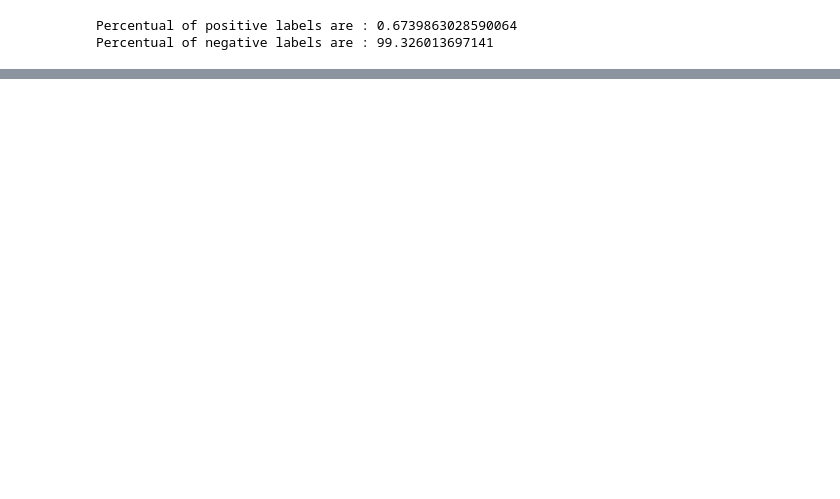
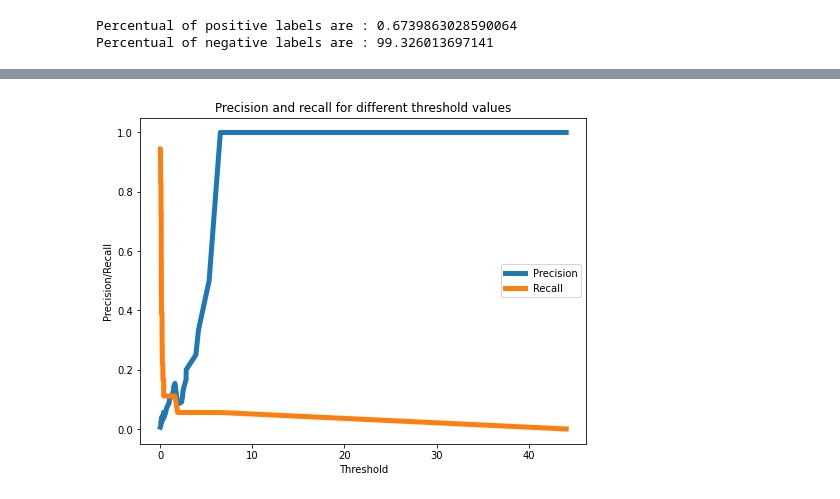
Before and after one commit to ctshiz/DEEP_LEARNING_STUDIES, a Jupyter notebook: Extreme_Rare_Event_Classification_using_Autoencoders_in_Keras.ipynb, the cells around one changed output, grey strips where cells are left out. Cells and saved outputs as stored; diff of their text form; code cells hidden in the pictures; blank space fills up the shorter version.

```diff
--- a/Extreme_Rare_Event_Classification_using_Autoencoders_in_Keras.ipynb
+++ b/Extreme_Rare_Event_Classification_using_Autoencoders_in_Keras.ipynb
@@ -121,3 +123,12 @@ input_dim = df_train_0_x_rescaled.shape[1]
 encoding_dim = 32
 hidden_dim = int(encoding_dim/2)
 learning_rate = 1e-3
+
+input_layer = Input(shape=(input_dim,))
+encoder = Dense(encoding_dim, activation='relu',activity_regularizer=regularizers.l1(learning_rate))(input_layer)
+encoder = Dense(hidden_dim, activation='relu')(encoder)
+decoder = Dense(hidden_dim, activation='relu')(encoder)
+decoder = Dense(encoding_dim, activation ='relu')(decoder)
+decoder = Dense(input_dim, activation='linear')(decoder)
+autoencoder = Model(inputs=input_layer, outputs=decoder)
+autoencoder.summary()
@@ -123,0 +153,9 @@ learning_rate = 1e-3
+# %%
+#training
+autoencoder.compile(metrics=['accuracy'], loss='mean_squared_error', optimizer='adam')
+
+cp = ModelCheckpoint(filepath='autoencoder_classifier.h5',save_best_only=True, verbose=0)
+
+tb = TensorBoard(log_dir='./logs', histogram_freq=0, write_graph = True, write_images=True)
+
+history = autoencoder.fit(df_train_0_x_rescaled, df_train_0_x_rescaled, epochs=nb_epoch, batch_size=batch_size, shuffle=True, validation_data=(df_valid_0_x_rescaled,df_valid_0_x_rescaled),verbose=1,callbacks=[cp,tb]).history
@@ -123,0 +180,17 @@ learning_rate = 1e-3
+# %%
+#classification
+#if the reconstruction erro is high, classify as a sheet-break
+valid_x_predictions = autoencoder.predict(df_valid_x_rescaled)
+mse = np.mean(np.power(df_valid_x_rescaled - valid_x_predictions, 2), axis=1)
+error_df = pd.DataFrame({'Reconstruction_error':mse, 'True_class':df_valid['y']})
+
+precision_rt, recall_rt, threshold_rt = precision_recall_curve(error_df.True_class, error_df.Reconstruction_error)
+plt.plot(threshold_rt, precision_rt[1:], label="Precision",linewidth=5)
+plt.plot(threshold_rt, recall_rt[1:], label="Recall",linewidth=5)
+plt.title('Precision and recall for different threshold values')
+plt.xlabel('Threshold')
+plt.ylabel('Precision/Recall')
+plt.legend()
+plt.show()
+# %% [output]
+[figure, added]
```
Also changed, not shown: parts of 7 cells of this notebook.
